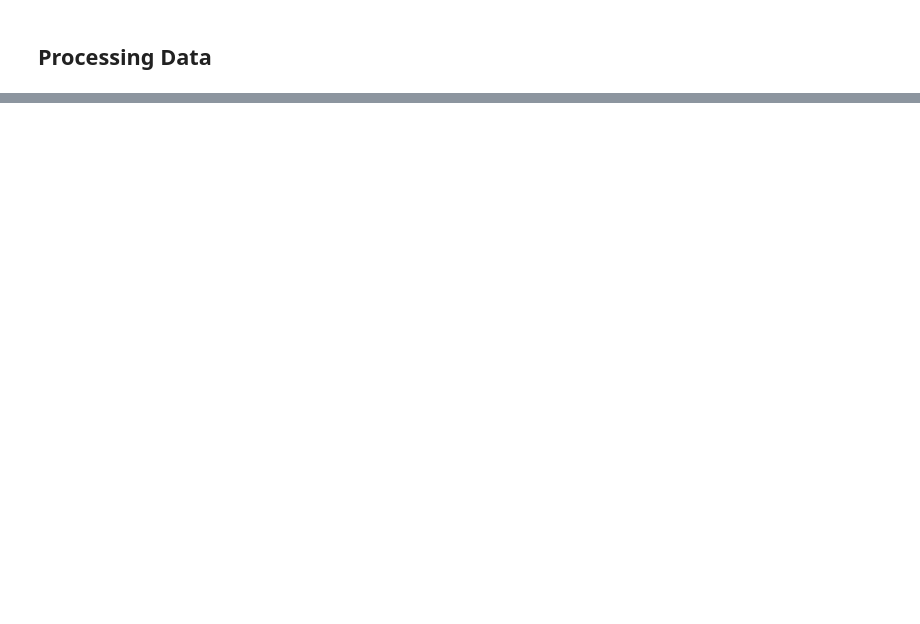
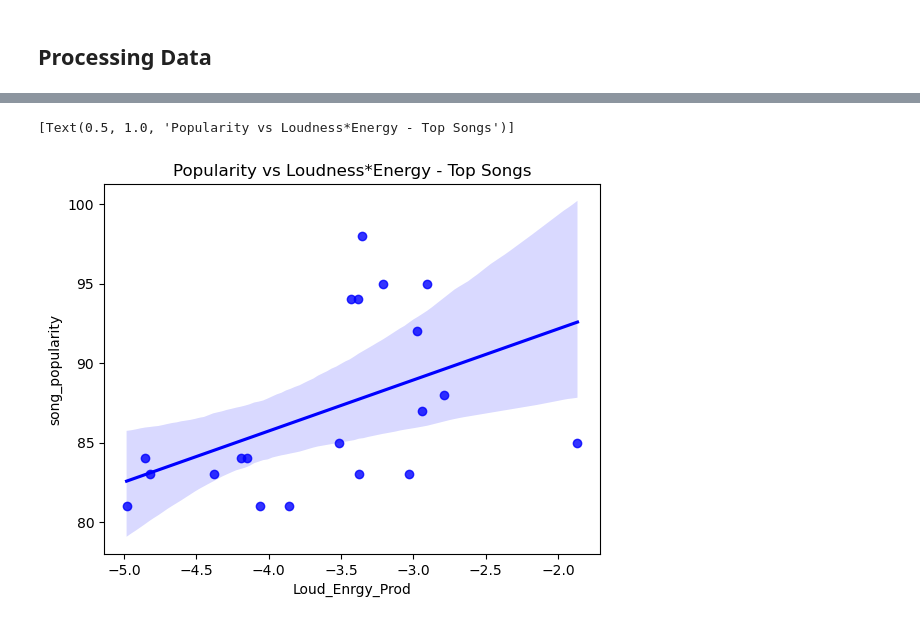
Before and after one commit to ubco-W2022T2-data301/project-group-group48, a Jupyter notebook: analysis/analysis pipeline/Person 3.ipynb, the cells around one changed output, grey strips where cells are left out. Saved outputs shown, nothing was run; the diff lists cells and outputs as text; code cells hidden in the pictures; blank space fills up the shorter version.

```diff
--- a/analysis/analysis pipeline/Person 3.ipynb
+++ b/analysis/analysis pipeline/Person 3.ipynb
@@ -70,0 +108,3 @@ songdata_cleaned.shape
+# %%
+songdata_sorted = songdata.sort_values(by='song_popularity', ascending=False).reset_index()
+songdata_sorted
@@ -70,0 +125,6 @@ songdata_cleaned.shape
+# %%
+def multiply_columns(row):
+    return row['energy'] * row['loudness']
+
+songdata_sorted['Loud_Enrgy_Prod'] = songdata_sorted.aggregate(multiply_columns, axis=1) # This creates a new column that multiplies each loudness value to the corresponding energy value
+songdata_sorted
@@ -70,0 +149,8 @@ songdata_cleaned.shape
+# %%
+def classify(songdata_sorted):
+    songdata_top = (songdata_sorted.head(20)
+               .assign(genre=['Reggae', 'Hip Hop', 'Pop', 'Pop', 'Hip Hop', 'Pop', 'Hip Hop', 'Reggae', 'Reggae', 'Pop', 'R&B', 'Pop', 'Pop', 'Pop', 'Rock', 'Pop', 'Rock', 'R&B', 'Rock', 'Rock'])
+               .reindex(columns=['song_name', 'genre', 'song_popularity', 'song_duration_ms', 'acousticness', 'danceability', 'energy','instrumentalness', 'key', 'liveness','loudness', 'speechiness', 'tempo', 'audio_valence', 'Loud_Enrgy_Prod']))
+    return songdata_top
+songdata_top = classify(songdata_sorted)
+songdata_top
@@ -70,0 +224,5 @@ songdata_cleaned.shape
+# %%
+sns.regplot(x="Loud_Enrgy_Prod", y="song_popularity", data=songdata_top, color= "b").set( title = "Popularity vs Loudness*Energy - Top Songs")
+# %% [output]
+[Text(0.5, 1.0, 'Popularity vs Loudness*Energy - Top Songs')]
+[figure, added]
```
Also changed, not shown: parts of 29 cells of this notebook, 3 other files.
